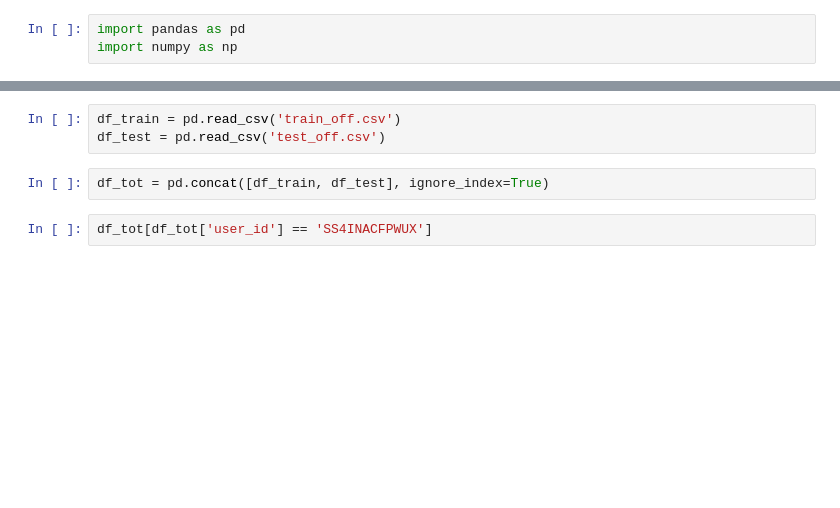
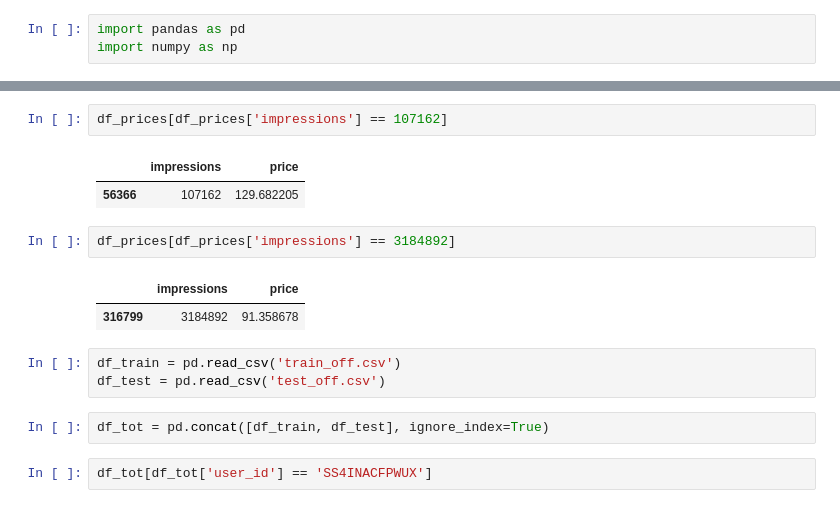
Before and after one commit to D2KLab/touringrec, a Jupyter notebook: SetupScript/Check_vari.ipynb, the cells around one changed output, grey strips where cells are left out. Cells and saved outputs as stored; diff of their text form; blank space fills up the shorter version.

```diff
--- a/SetupScript/Check_vari.ipynb
+++ b/SetupScript/Check_vari.ipynb
@@ -4,3 +21,13 @@ import numpy as np
+# %%
+df_prices[df_prices['impressions'] == 107162]
+# %% [output]
+|  | impressions | price |
+| 56366 | 107162 | 129.682205 |
+# %%
+df_prices[df_prices['impressions'] == 3184892]
+# %% [output]
+|  | impressions | price |
+| 316799 | 3184892 | 91.358678 |
 # %%
 df_train = pd.read_csv('train_off.csv')
 df_test = pd.read_csv('test_off.csv')
```
Also changed, not shown: parts of 2 cells of this notebook, 3 other files.
